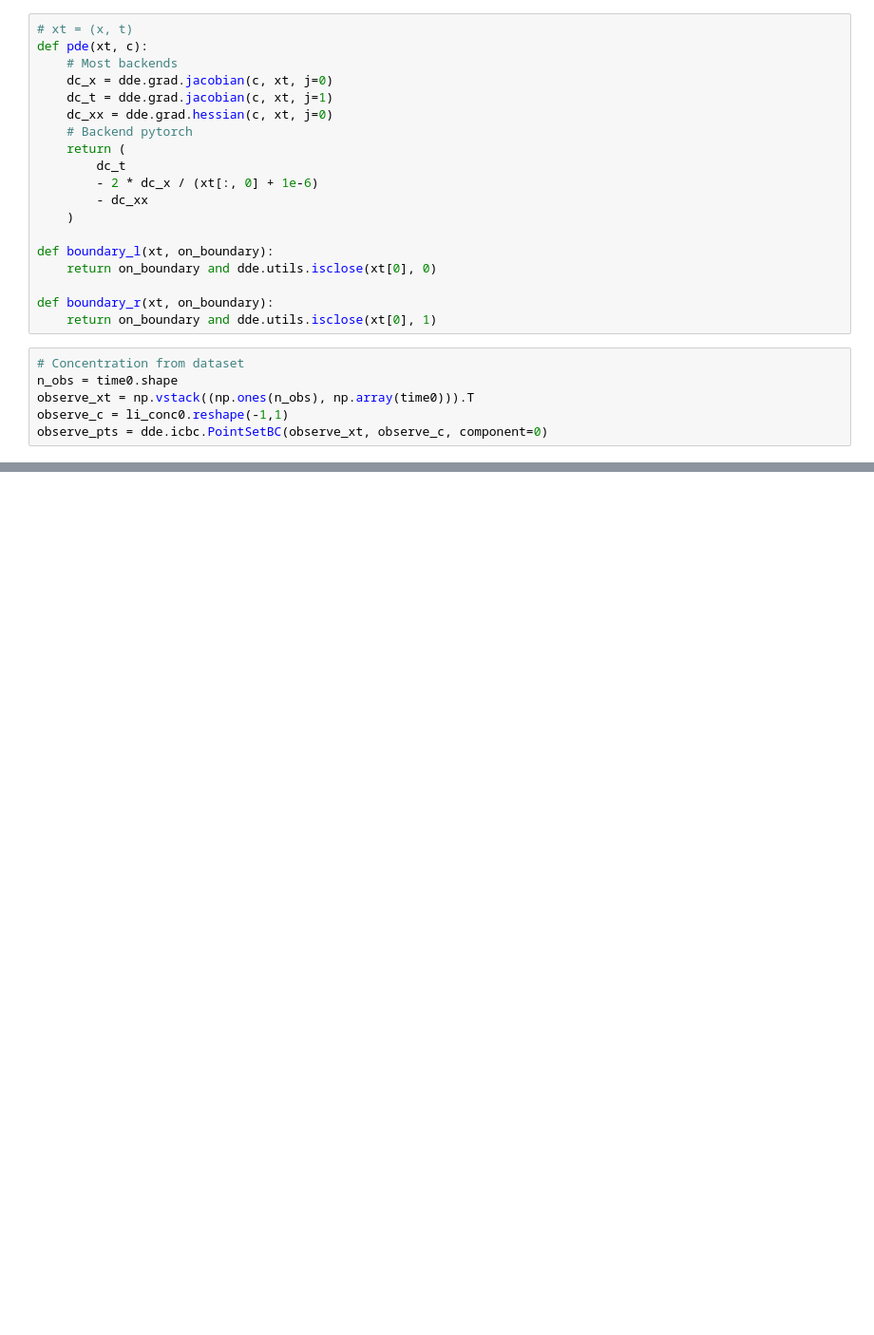
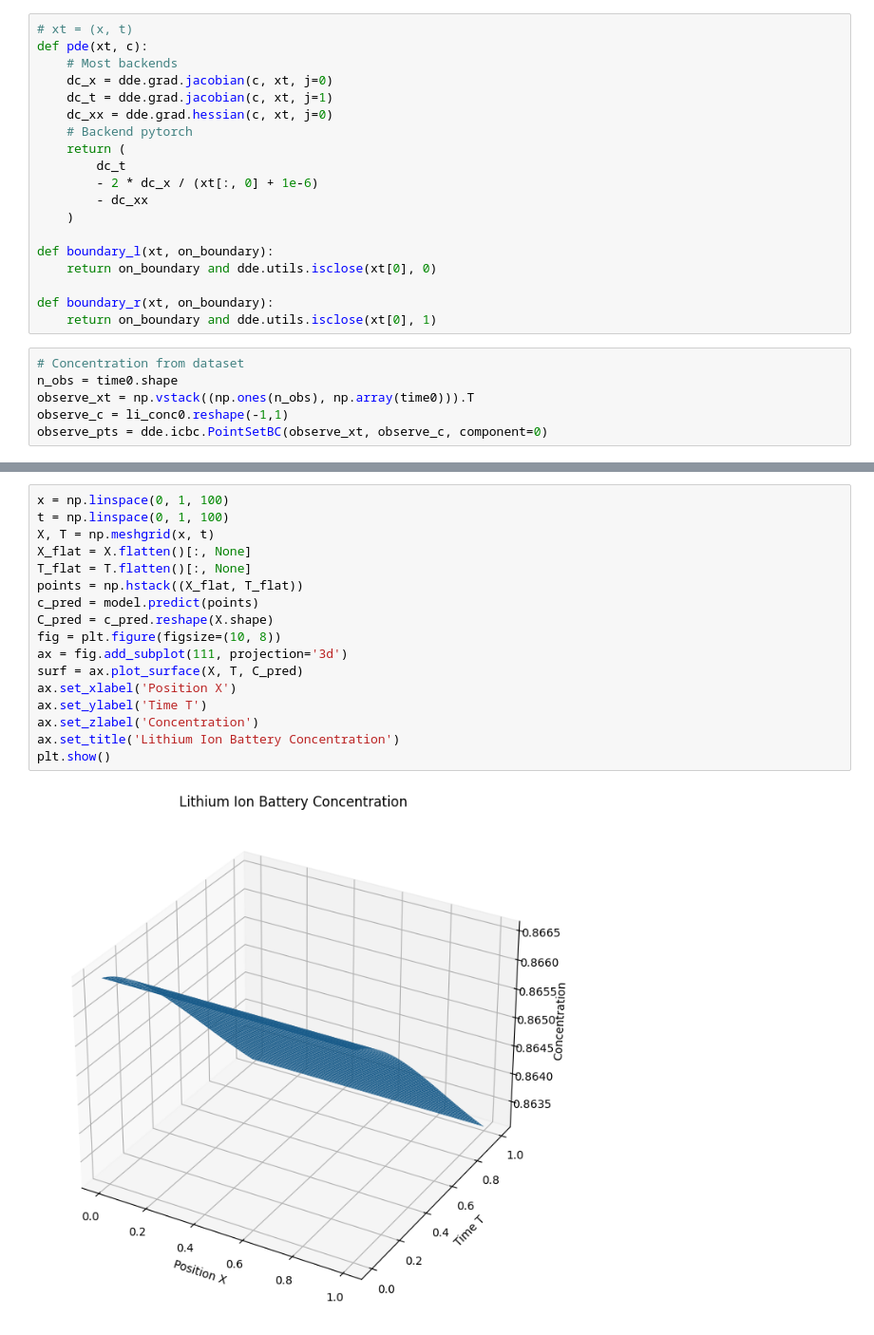
Before and after one commit to abhijit-pamarty/CS230, a Jupyter notebook: PINNs_baseline.ipynb, the cells around one changed output, grey strips where cells are left out. Shown at 95% size. Saved outputs shown, nothing was run; the diff lists cells and outputs as text; blank space fills up the shorter version.

```diff
--- a/PINNs_baseline.ipynb
+++ b/PINNs_baseline.ipynb
@@ -198,0 +209,19 @@ Best model at step 500:
+# %%
+x = np.linspace(0, 1, 100)
+t = np.linspace(0, 1, 100)
+X, T = np.meshgrid(x, t)
+X_flat = X.flatten()[:, None]
+T_flat = T.flatten()[:, None]
+points = np.hstack((X_flat, T_flat))
+c_pred = model.predict(points)
+C_pred = c_pred.reshape(X.shape)
+fig = plt.figure(figsize=(10, 8))
+ax = fig.add_subplot(111, projection='3d')
+surf = ax.plot_surface(X, T, C_pred)
+ax.set_xlabel('Position X')
+ax.set_ylabel('Time T')
+ax.set_zlabel('Concentration')
+ax.set_title('Lithium Ion Battery Concentration')
+plt.show()
+# %% [output]
+[figure, added]
```
Also changed, not shown: parts of 7 cells of this notebook.
